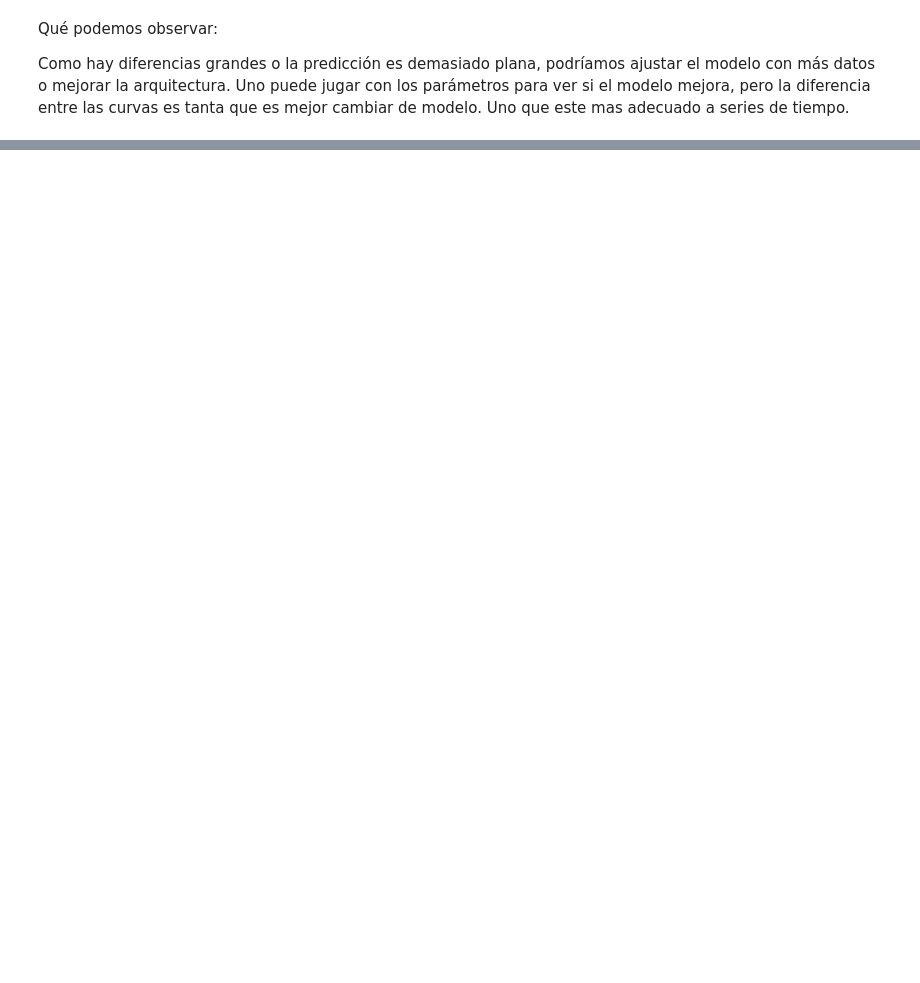
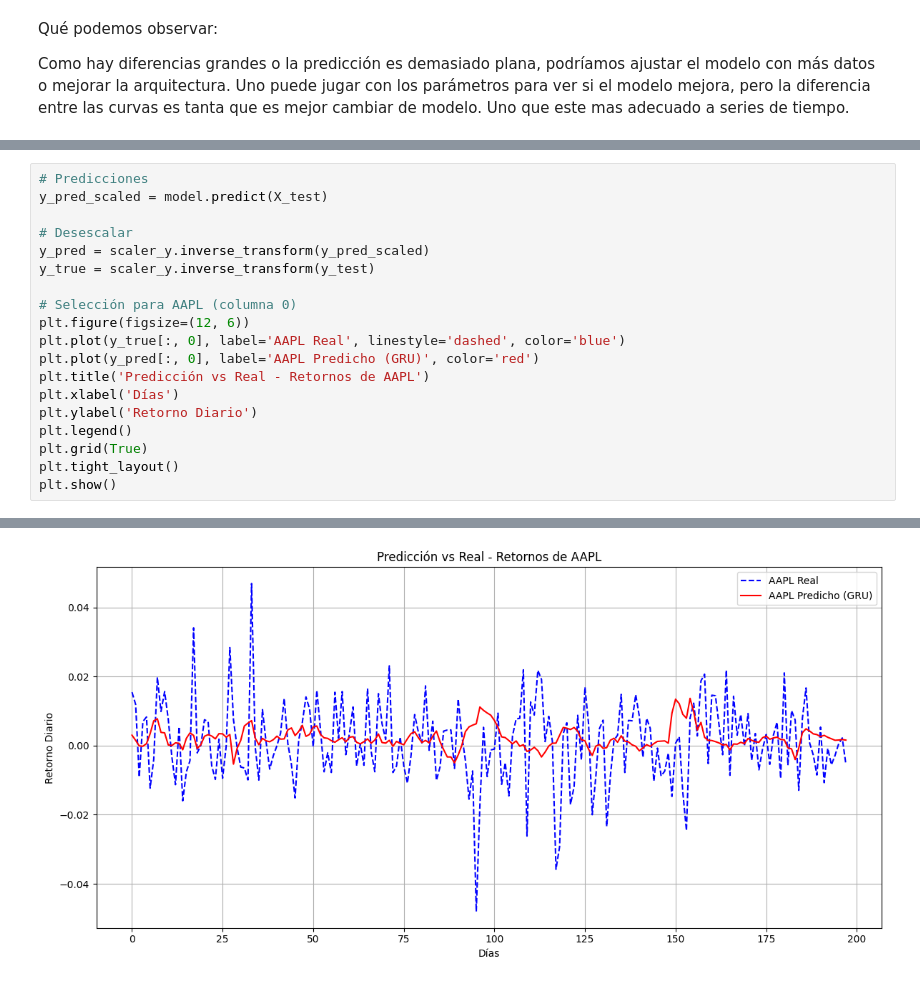
Before and after one commit to StefanoSassy/Riesgo-y-portafolio, a Jupyter notebook: Riesgo.ipynb, the cells around one changed output, grey strips where cells are left out. Saved outputs shown, nothing was run; the diff lists cells and outputs as text; blank space fills up the shorter version.

```diff
--- a/Riesgo.ipynb
+++ b/Riesgo.ipynb
@@ -1118,0 +1181,20 @@ WARNING:tensorflow:5 out of the last 15 calls to <function TensorFlowTrainer.mak
+# %%
+# Predicciones
+y_pred_scaled = model.predict(X_test)
+
+# Desescalar
+y_pred = scaler_y.inverse_transform(y_pred_scaled)
+y_true = scaler_y.inverse_transform(y_test)
+
+# Selección para AAPL (columna 0)
+plt.figure(figsize=(12, 6))
+plt.plot(y_true[:, 0], label='AAPL Real', linestyle='dashed', color='blue')
+plt.plot(y_pred[:, 0], label='AAPL Predicho (GRU)', color='red')
+plt.title('Predicción vs Real - Retornos de AAPL')
+plt.xlabel('Días')
+plt.ylabel('Retorno Diario')
+plt.legend()
+plt.grid(True)
+plt.tight_layout()
+plt.show()
+# %% [output]
@@ -1118,0 +1202 @@ WARNING:tensorflow:5 out of the last 15 calls to <function TensorFlowTrainer.mak
+[figure, added]
```
Also changed, not shown: parts of 10 cells of this notebook.
